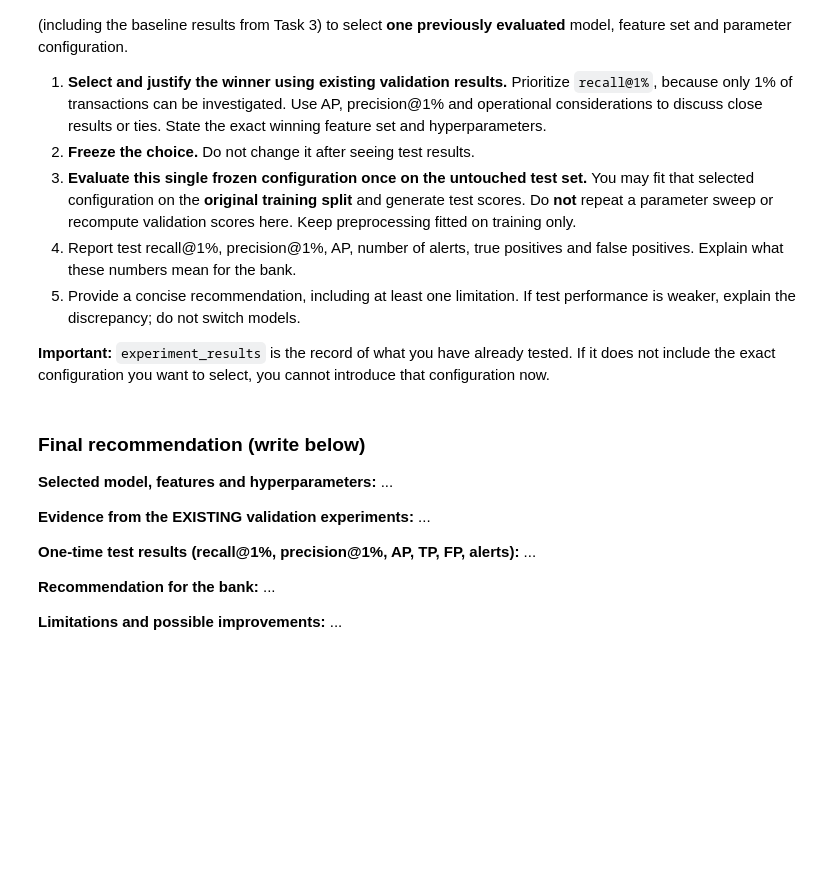
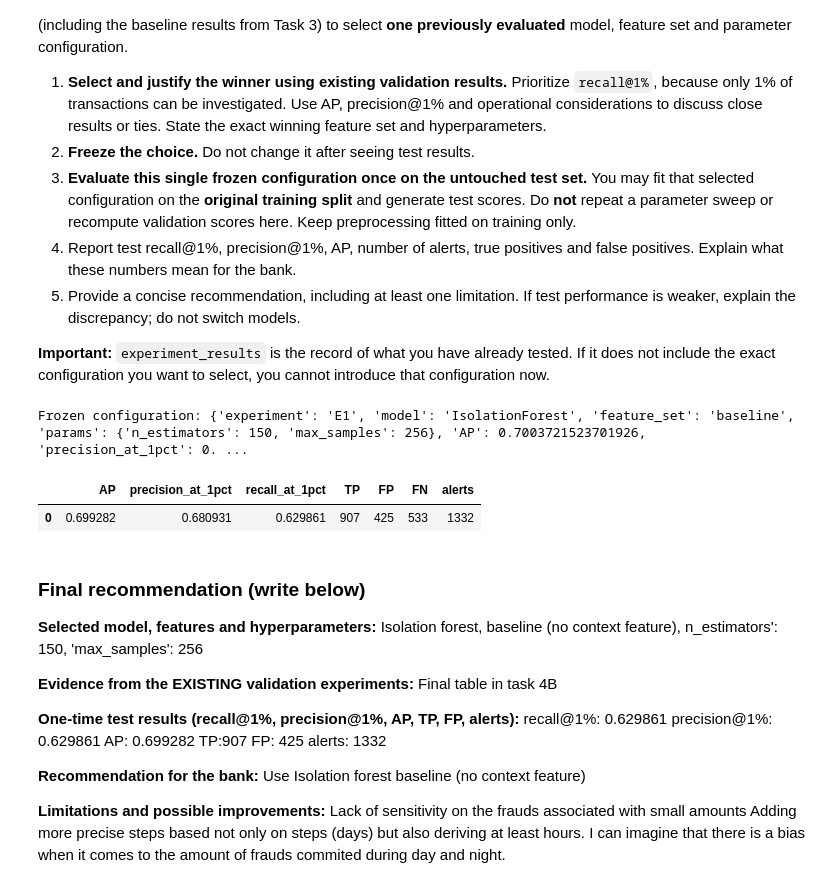
Before and after one commit to SpriNt-PL/ADM_Lab_6, a Jupyter notebook: 01_BankSim/01_BankSim_anomalies.ipynb, the cells around one changed output. Drawn from its saved outputs; the diff is of its cells as text; code cells hidden in the pictures; blank space fills up the shorter version.

Commit message:
Task 4 and 5 should be finished

```diff
--- a/01_BankSim/01_BankSim_anomalies.ipynb
+++ b/01_BankSim/01_BankSim_anomalies.ipynb
@@ -607,26 +606,61 @@ display(
 # %%
 # TODO - Select a previously evaluated configuration from experiment_results.
 # You may sort/display existing records, but DO NOT run additional validation models.
-#
-# selected = ...
-# print("Frozen configuration:", selected)
-#
+
+exp_df_sorted = pd.DataFrame(experiment_results).sort_values(
+    by=["recall_at_1pct", "AP"], ascending=False
+)
+
+selected = exp_df_sorted.iloc[0].to_dict()
+print("Frozen configuration:", selected)
+
 # TODO - Fit/use only the selected configuration, score X_test_base OR X_test_ctx,
 # depending on the selected feature set.
-# test_scores = ...
-#
+selected_model = selected["model"]
+selected_feature_set = selected["feature_set"]
+selected_params = selected["params"]
+
+if selected_model == "IsolationForest":
+    final_model = IsolationForest(
+        n_estimators=selected_params["n_estimators"],
+        max_samples=selected_params["max_samples"],
+        random_state=SEED,
+        n_jobs=-1,
+    )
+    X_tr = X_train_base if selected_feature_set == "baseline" else X_train_ctx
+    X_te = X_test_base if selected_feature_set == "baseline" else X_test_ctx
+
+    final_model.fit(X_tr)
+    test_scores = -final_model.score_samples(X_te)
+else:
+    X_tr = X_train_base if selected_feature_set == "baseline" else X_train_ctx
+    X_te = X_test_base if selected_feature_set == "baseline" else X_test_ctx
+    test_scores = custom_knn_score(X_tr, X_te, k=selected_params["k"])
+
 # NOW, and only now, reveal test labels:
-# y_test = test["fraud"].to_numpy()
-# display(pd.DataFrame([evaluate_scores(y_test, test_scores)]))
+y_test = test["fraud"].to_numpy()
+display(pd.DataFrame([evaluate_scores(y_test, test_scores)]))
+# %% [output]
+Frozen configuration: {'experiment': 'E1', 'model': 'IsolationForest', 'feature_set': 'baseline', 'params': {'n_estimators': 150, 'max_samples': 256}, 'AP': 0.7003721523701926, 'precision_at_1pct': 0. ...
+|  | AP | precision_at_1pct | recall_at_1pct | TP | FP | FN | alerts |
+| 0 | 0.699282 | 0.680931 | 0.629861 | 907 | 425 | 533 | 1332 |
 # %% [markdown]
 ### Final recommendation (write below)
 
-**Selected model, features and hyperparameters:** ...
+**Selected model, features and hyperparameters:** Isolation forest, baseline (no context feature), n_estimators': 150, 'max_samples': 256
 
-**Evidence from the EXISTING validation experiments:** ...
+**Evidence from the EXISTING validation experiments:** Final table in task 4B
 
-**One-time test results (recall@1%, precision@1%, AP, TP, FP, alerts):** ...
+**One-time test results (recall@1%, precision@1%, AP, TP, FP, alerts):**
+recall@1%: 0.629861
+precision@1%: 0.629861
+AP: 0.699282
+TP:907
+FP: 425
+alerts: 1332
 
-**Recommendation for the bank:** ...
+**Recommendation for the bank:** Use Isolation forest baseline (no context feature)
 
-**Limitations and possible improvements:** ...
+**Limitations and possible improvements:**
+Lack of sensitivity on the frauds associated with small amounts
+Adding more precise steps based not only on steps (days) but also deriving at least hours. I can imagine that there is a bias when it comes to the amount of frauds commited during day and night.
```
Also changed, not shown: parts of 2 cells of this notebook.
